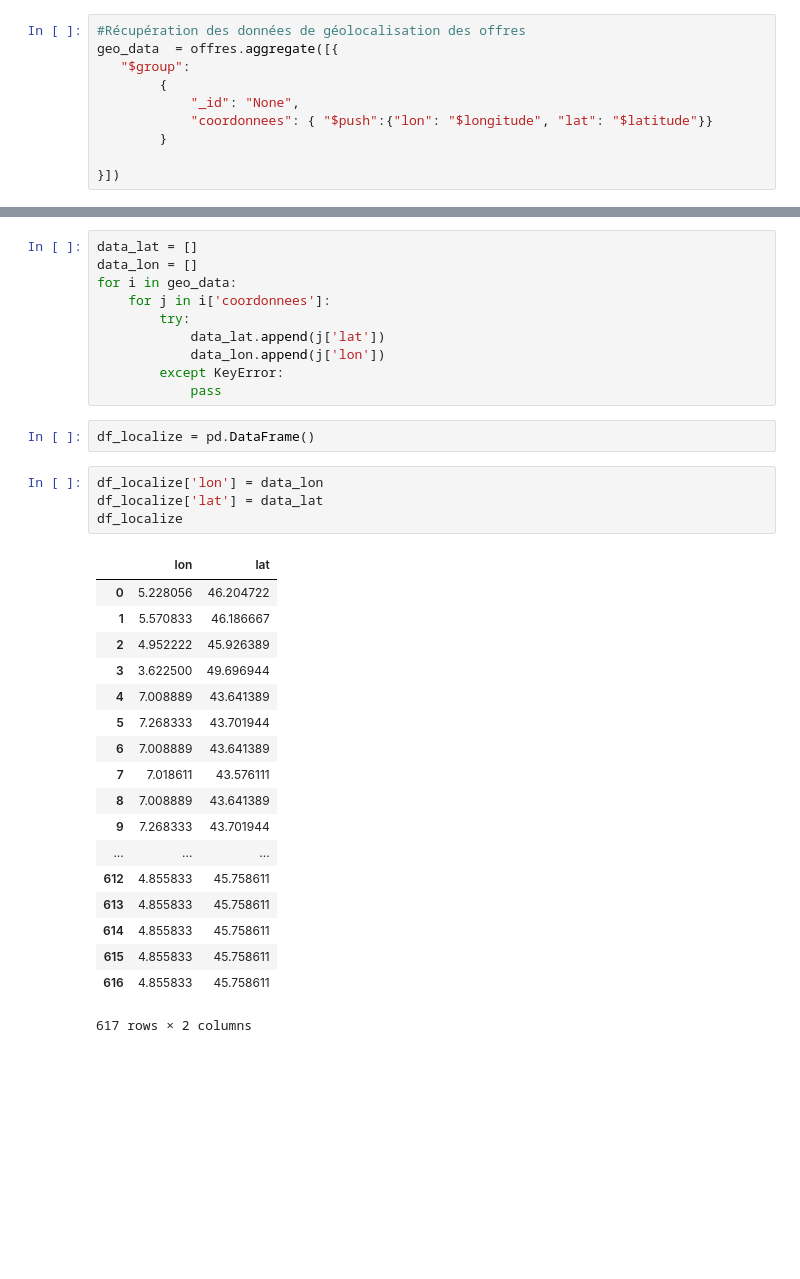
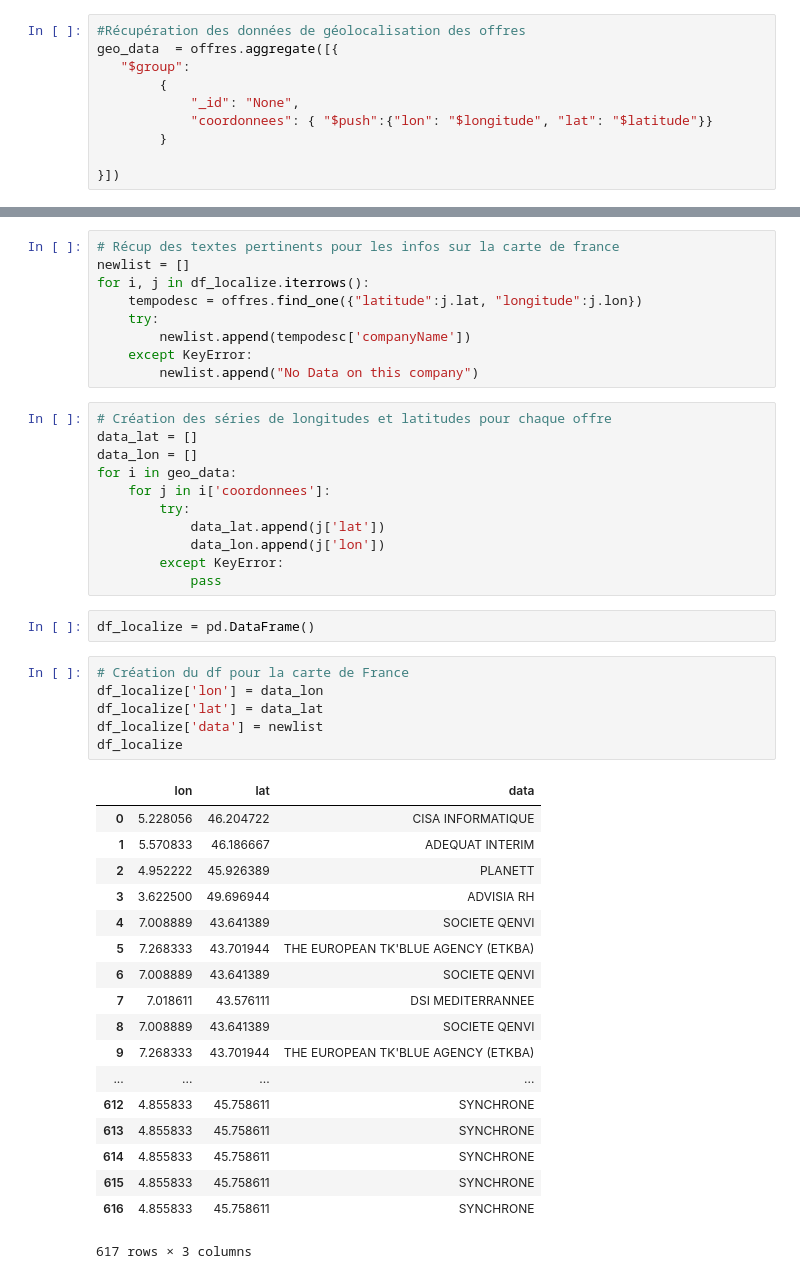
Before and after one commit to GhalemO/emploi_store, a Jupyter notebook: API_extract_save iteration viz2.0.ipynb, the cells around one changed output, grey strips where cells are left out. Drawn from its saved outputs; the diff is of its cells as text; blank space fills up the shorter version.

```diff
--- a/API_extract_save iteration viz2.0.ipynb
+++ b/API_extract_save iteration viz2.0.ipynb
@@ -173,4 +181,14 @@ geo_data  = offres.aggregate([{
+# %%
+# Récup des textes pertinents pour les infos sur la carte de france
+newlist = []
+for i, j in df_localize.iterrows():
+    tempodesc = offres.find_one({"latitude":j.lat, "longitude":j.lon})
+    try:
+        newlist.append(tempodesc['companyName'])
+    except KeyError:
+        newlist.append("No Data on this company")
 # %%
+# Création des séries de longitudes et latitudes pour chaque offre
 data_lat = []
 data_lon = []
 for i in geo_data:
@@ -183,28 +201,30 @@ for i in geo_data:
 # %%
 df_localize = pd.DataFrame()
 # %%
+# Création du df pour la carte de France
 df_localize['lon'] = data_lon
 df_localize['lat'] = data_lat
+df_localize['data'] = newlist
 df_localize
 # %% [output]
-|  | lon | lat |
-| 0 | 5.228056 | 46.204722 |
-| 1 | 5.570833 | 46.186667 |
-| 2 | 4.952222 | 45.926389 |
-| 3 | 3.622500 | 49.696944 |
-| 4 | 7.008889 | 43.641389 |
-| 5 | 7.268333 | 43.701944 |
-| 6 | 7.008889 | 43.641389 |
-| 7 | 7.018611 | 43.576111 |
-| 8 | 7.008889 | 43.641389 |
-| 9 | 7.268333 | 43.701944 |
-| ... | ... | ... |
-| 612 | 4.855833 | 45.758611 |
-| 613 | 4.855833 | 45.758611 |
-| 614 | 4.855833 | 45.758611 |
-| 615 | 4.855833 | 45.758611 |
-| 616 | 4.855833 | 45.758611 |
+|  | lon | lat | data |
+| 0 | 5.228056 | 46.204722 | CISA INFORMATIQUE |
+| 1 | 5.570833 | 46.186667 | ADEQUAT INTERIM |
+| 2 | 4.952222 | 45.926389 | PLANETT |
+| 3 | 3.622500 | 49.696944 | ADVISIA RH |
+| 4 | 7.008889 | 43.641389 | SOCIETE QENVI |
+| 5 | 7.268333 | 43.701944 | THE EUROPEAN TK'BLUE AGENCY (ETKBA) |
+| 6 | 7.008889 | 43.641389 | SOCIETE QENVI |
+| 7 | 7.018611 | 43.576111 | DSI MEDITERRANNEE |
+| 8 | 7.008889 | 43.641389 | SOCIETE QENVI |
+| 9 | 7.268333 | 43.701944 | THE EUROPEAN TK'BLUE AGENCY (ETKBA) |
+| ... | ... | ... | ... |
+| 612 | 4.855833 | 45.758611 | SYNCHRONE |
+| 613 | 4.855833 | 45.758611 | SYNCHRONE |
+| 614 | 4.855833 | 45.758611 | SYNCHRONE |
+| 615 | 4.855833 | 45.758611 | SYNCHRONE |
+| 616 | 4.855833 | 45.758611 | SYNCHRONE |
-617 rows × 2 columns
+617 rows × 3 columns
 # %%
 scl = [0,"rgb(150,0,90)"],[0.125,"rgb(0, 0, 200)"],[0.25,"rgb(0, 25, 255)"],\
 [0.375,"rgb(0, 152, 255)"],[0.5,"rgb(44, 255, 150)"],[0.625,"rgb(151, 255, 0)"],\
```
Also changed, not shown: parts of 5 cells of this notebook.
